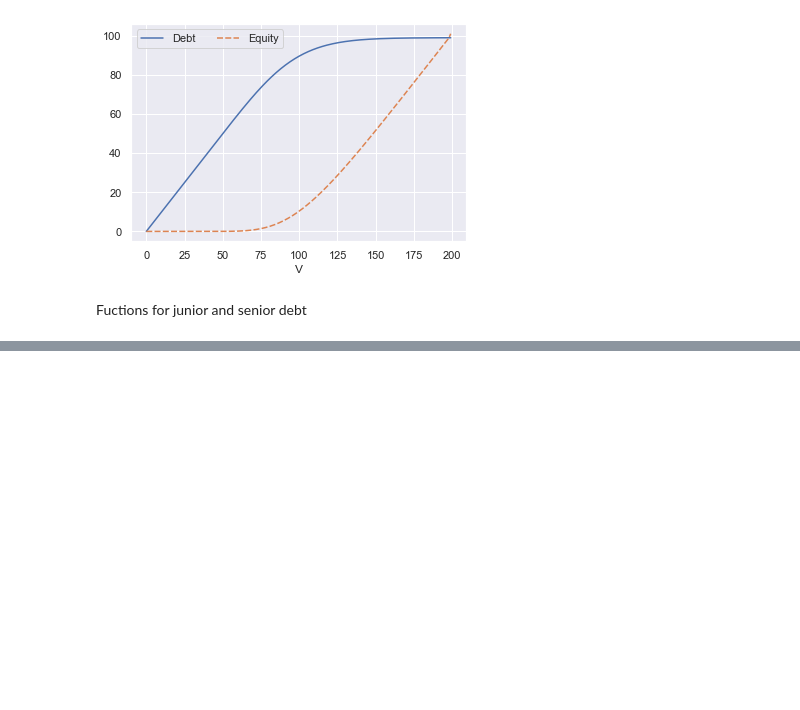
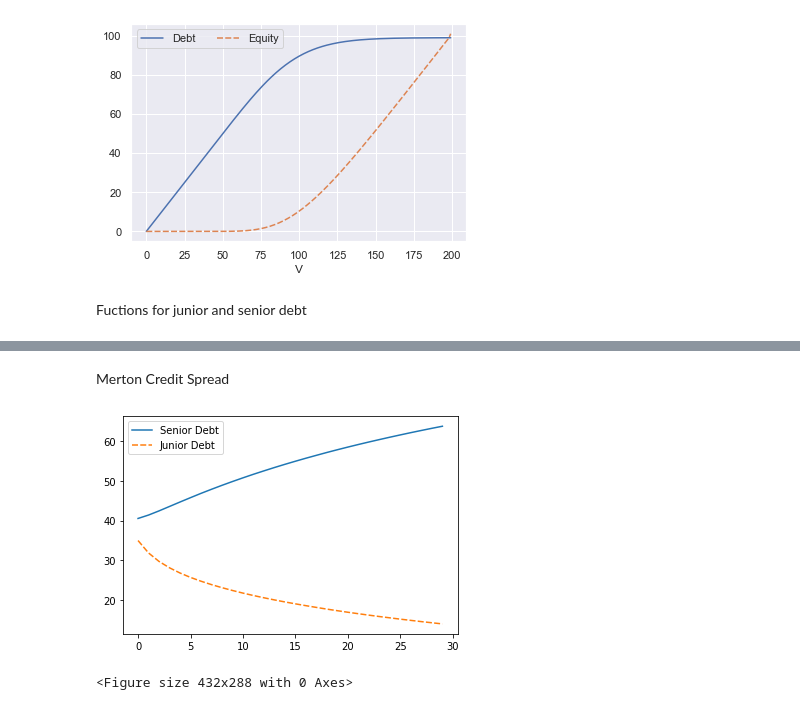
Before and after one commit to MortenWillendrup/CreditRiskModelling, a Jupyter notebook: Credit Risk Modelling/MertonModel.ipynb, the cells around one changed output, grey strips where cells are left out. Saved outputs shown, nothing was run; the diff lists cells and outputs as text; code cells hidden in the pictures; blank space fills up the shorter version.

```diff
--- a/Credit Risk Modelling/MertonModel.ipynb
+++ b/Credit Risk Modelling/MertonModel.ipynb
@@ -144,0 +209,17 @@ def credit_spread(v,
+# %% [markdown]
+Merton Credit Spread
+# %%
+import pandas as pd
+import numpy as np
+df_90 = pd.DataFrame(data=np.linspace(1, 30, 30,  dtype=int), columns=['T'] )
+df_90['Senior Face value'] = 50
+df_90['Junior Face value'] = 100
+df_90['Senior Debt'] = round(sen_debt(90, 50, 50, 0.01, df_90['T'], 0.25),2 )
+df_90['Junior Debt'] = round(sub_debt(90, 50, 50, 0.01, df_90['T'], 0.25),2 )
+
+
+df_180 = pd.DataFrame(data=np.linspace(1, 30, 30,  dtype=int), columns=['T'] )
+df_180['Senior Face value'] = 50
+df_180['Junior Face value'] = 100
+df_180['Senior Debt'] = round(sen_debt(180, 50, 50, 0.01, df_180['T'], 0.25),2 )
+df_180['Junior Debt'] = round(sub_debt(180, 50, 50, 0.01, df_180['T'], 0.25),2 )
@@ -144,0 +229,7 @@ def credit_spread(v,
+# %%
+sns.lineplot(data=[df_90['Senior Debt'], df_90['Junior Debt']])
+plt.show()
+plt.clf()
+# %% [output]
+[figure, added]
+<Figure size 432x288 with 0 Axes>
```
Also changed, not shown: parts of 11 cells of this notebook, 1 other file.
